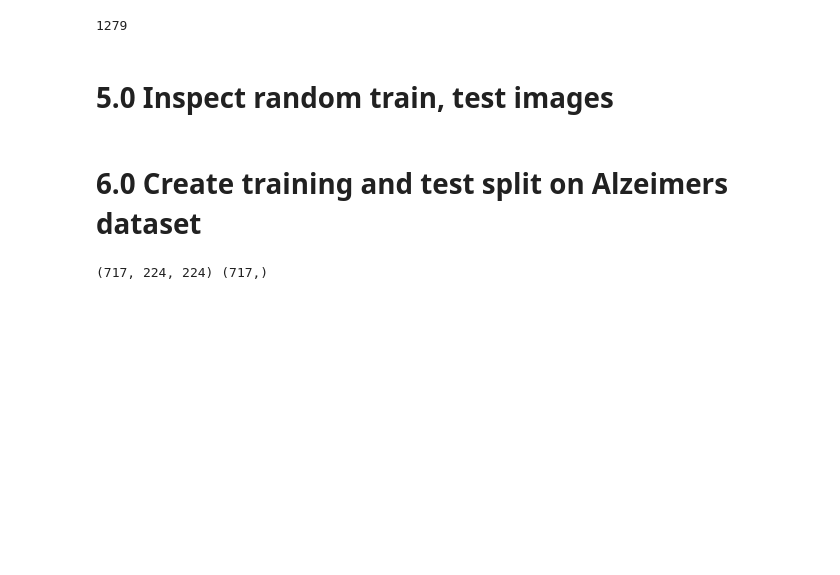
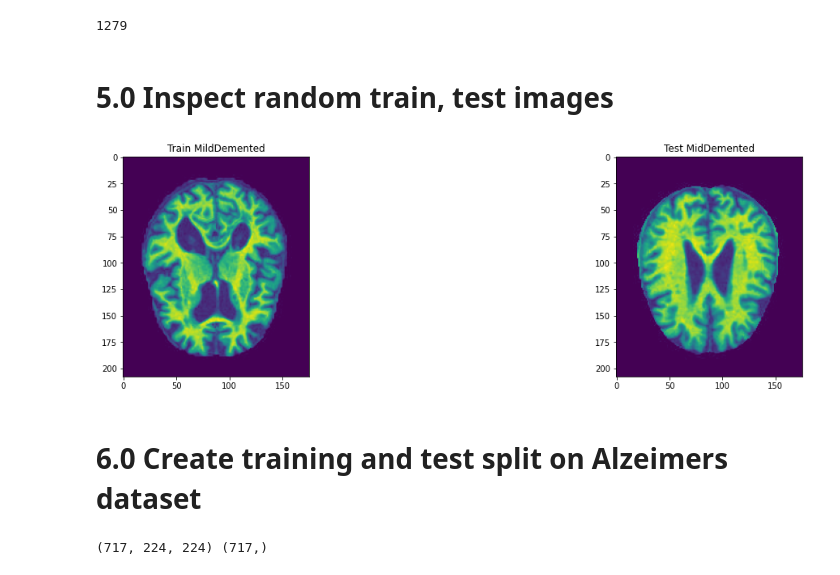
Before and after one commit to Team-Equality-DL-Project/cmpe297, a Jupyter notebook: algorithms/simCLR_tune_resnet50_alzheimers_tensorflow.ipynb, the cells around one changed output. Drawn from its saved outputs; the diff is of its cells as text; code cells hidden in the pictures; blank space fills up the shorter version.

Commit message:
Add files via upload
re-org and image additions.

```diff
--- a/algorithms/simCLR_tune_resnet50_alzheimers_tensorflow.ipynb
+++ b/algorithms/simCLR_tune_resnet50_alzheimers_tensorflow.ipynb
@@ -154,6 +119,28 @@ test_images = list(paths.list_images("Alzheimer_s Dataset/test"))
 print(len(test_images))
 # %% [output]
 1279
+# %% [markdown]
+# 5.0 Inspect random train, test images
+# %%
+from PIL import Image
+import matplotlib.pyplot as plt
+f, axarr = plt.subplots(1,2, figsize=(20,5))
+
+train_sample = 'mildDem417.jpg'
+trainpath = '/content/Alzheimer_s Dataset/train/MildDemented/'
+axarr[0].imshow(Image.open(trainpath+train_sample))
+axarr[0].set(title = "Train MildDemented")
+
+test_sample = "32.jpg"
+testpath = "/content/Alzheimer_s Dataset//test/MildDemented/"
+axarr[1].imshow(Image.open(testpath+test_sample))
+axarr[1].set(title = "Test MidDemented")
+
+plt.show()
+# %% [output]
+[figure, added]
+# %% [markdown]
+# 6.0 Create training and test split on Alzeimers dataset
 # %%
 # Populate the 4 different classes of train, test Alzeimer's images
 train_images_MildDemented = list(paths.list_images("Alzheimer_s Dataset/train/MildDemented"))
@@ -165,7 +152,3 @@ test_images_MildDemented = list(paths.list_images("Alzheimer_s Dataset/test/Mild
 test_images_NonDemented = list(paths.list_images("Alzheimer_s Dataset/test/NonDemented"))
 test_images_ModerateDemented = list(paths.list_images("Alzheimer_s Dataset/test/ModerateDemented"))
 test_images_VeryMildDemented = list(paths.list_images("Alzheimer_s Dataset/test/VeryMildDemented"))
-# %% [markdown]
-# 5.0 Inspect random train, test images
-# %% [markdown]
-# 6.0 Create training and test split on Alzeimers dataset
```
Also changed, not shown: parts of 18 cells of this notebook.
